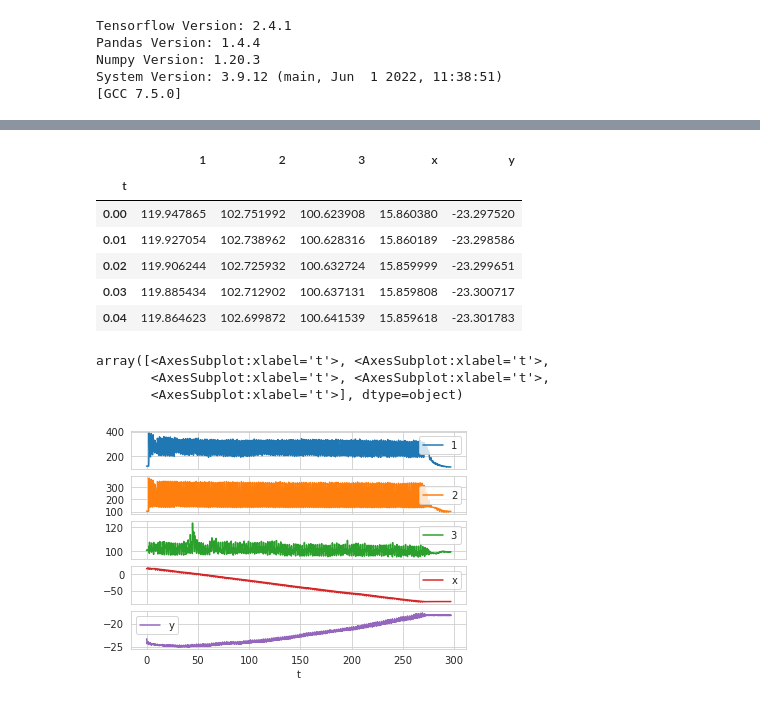
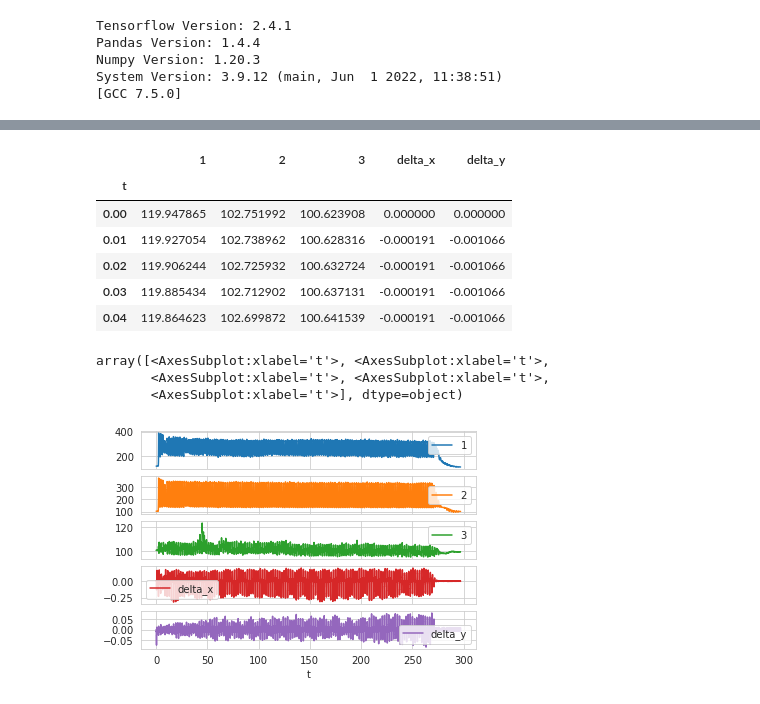
Before and after one commit to SS47816/simpleRNN, a Jupyter notebook: M.ipynb, the cells around one changed output, grey strips where cells are left out. Cells and saved outputs as stored; diff of their text form; code cells hidden in the pictures.

```diff
--- a/M.ipynb
+++ b/M.ipynb
@@ -57,26 +57,26 @@ DataFrame Shape: 29701 rows, 10 columns
 | 3 | 0.03 | 119.885434 | 102.712902 | 100.637131 | 101 | 0.03 | 15.859808 | -23.300717 | -0.000191 | -0.001066 |
 | 4 | 0.04 | 119.864623 | 102.699872 | 100.641539 | 101 | 0.04 | 15.859618 | -23.301783 | -0.000191 | -0.001066 |
 # %%
-features_considered = ['1', '2', '3', 'x', 'y']
+features_considered = ['1', '2', '3', 'delta_x', 'delta_y']
 
 features = df[features_considered]
 features.index = df['t']
 features.head()
 # %% [output]
-|  | 1 | 2 | 3 | x | y |
+|  | 1 | 2 | 3 | delta_x | delta_y |
 | t |  |  |  |  |  |
-| 0.00 | 119.947865 | 102.751992 | 100.623908 | 15.860380 | -23.297520 |
-| 0.01 | 119.927054 | 102.738962 | 100.628316 | 15.860189 | -23.298586 |
-| 0.02 | 119.906244 | 102.725932 | 100.632724 | 15.859999 | -23.299651 |
-| 0.03 | 119.885434 | 102.712902 | 100.637131 | 15.859808 | -23.300717 |
-| 0.04 | 119.864623 | 102.699872 | 100.641539 | 15.859618 | -23.301783 |
+| 0.00 | 119.947865 | 102.751992 | 100.623908 | 0.000000 | 0.000000 |
+| 0.01 | 119.927054 | 102.738962 | 100.628316 | -0.000191 | -0.001066 |
+| 0.02 | 119.906244 | 102.725932 | 100.632724 | -0.000191 | -0.001066 |
+| 0.03 | 119.885434 | 102.712902 | 100.637131 | -0.000191 | -0.001066 |
+| 0.04 | 119.864623 | 102.699872 | 100.641539 | -0.000191 | -0.001066 |
 # %%
 features.plot(subplots=True)
 # %% [output]
 array([<AxesSubplot:xlabel='t'>, <AxesSubplot:xlabel='t'>,
        <AxesSubplot:xlabel='t'>, <AxesSubplot:xlabel='t'>,
        <AxesSubplot:xlabel='t'>], dtype=object)
-[figure, old version]
+[figure, new version]
 # %%
 dataset = features.values
 data_mean = dataset[:TRAIN_SPLIT].mean(axis=0)
```
Also changed, not shown: parts of 11 cells of this notebook, 8 other files.
